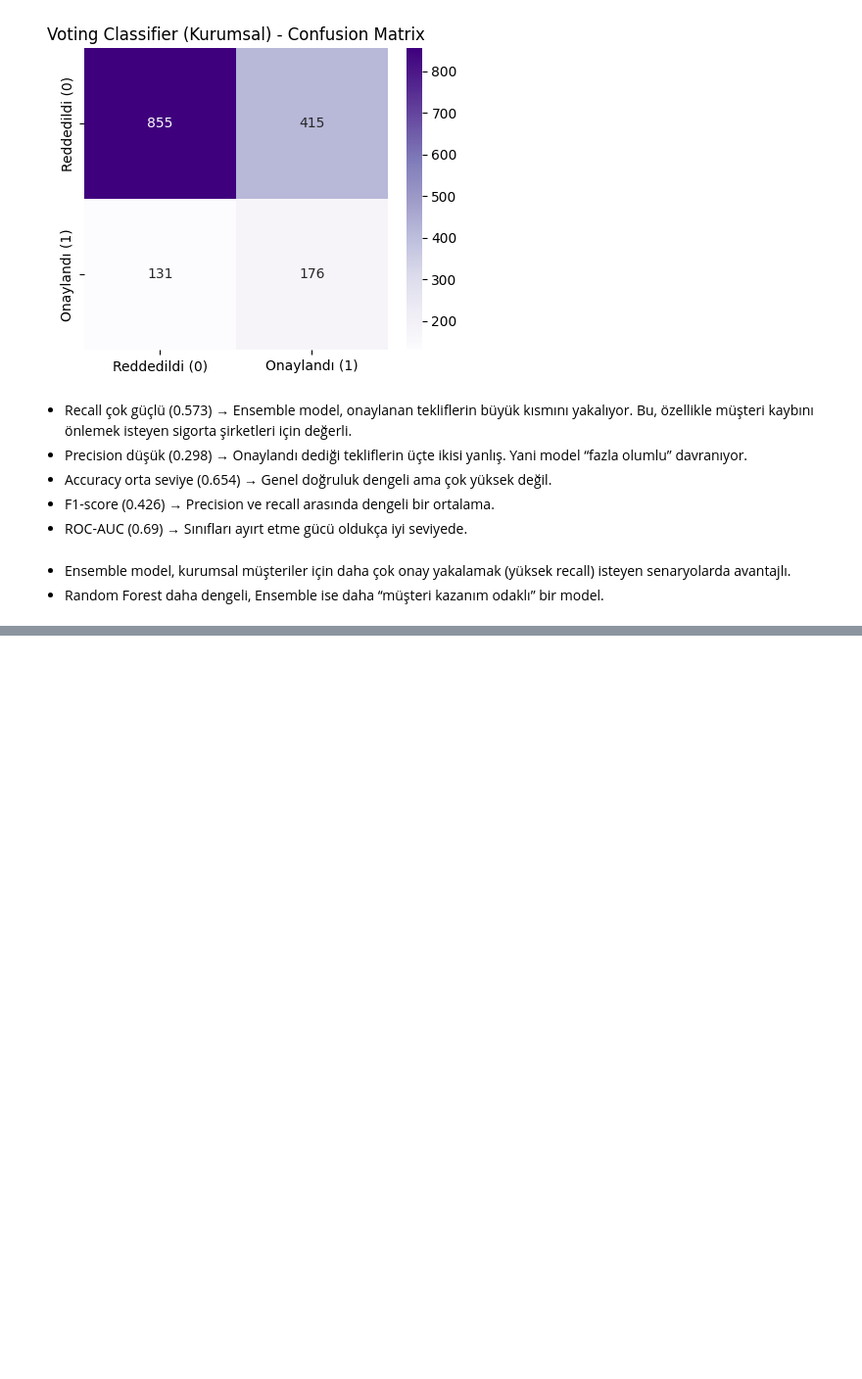
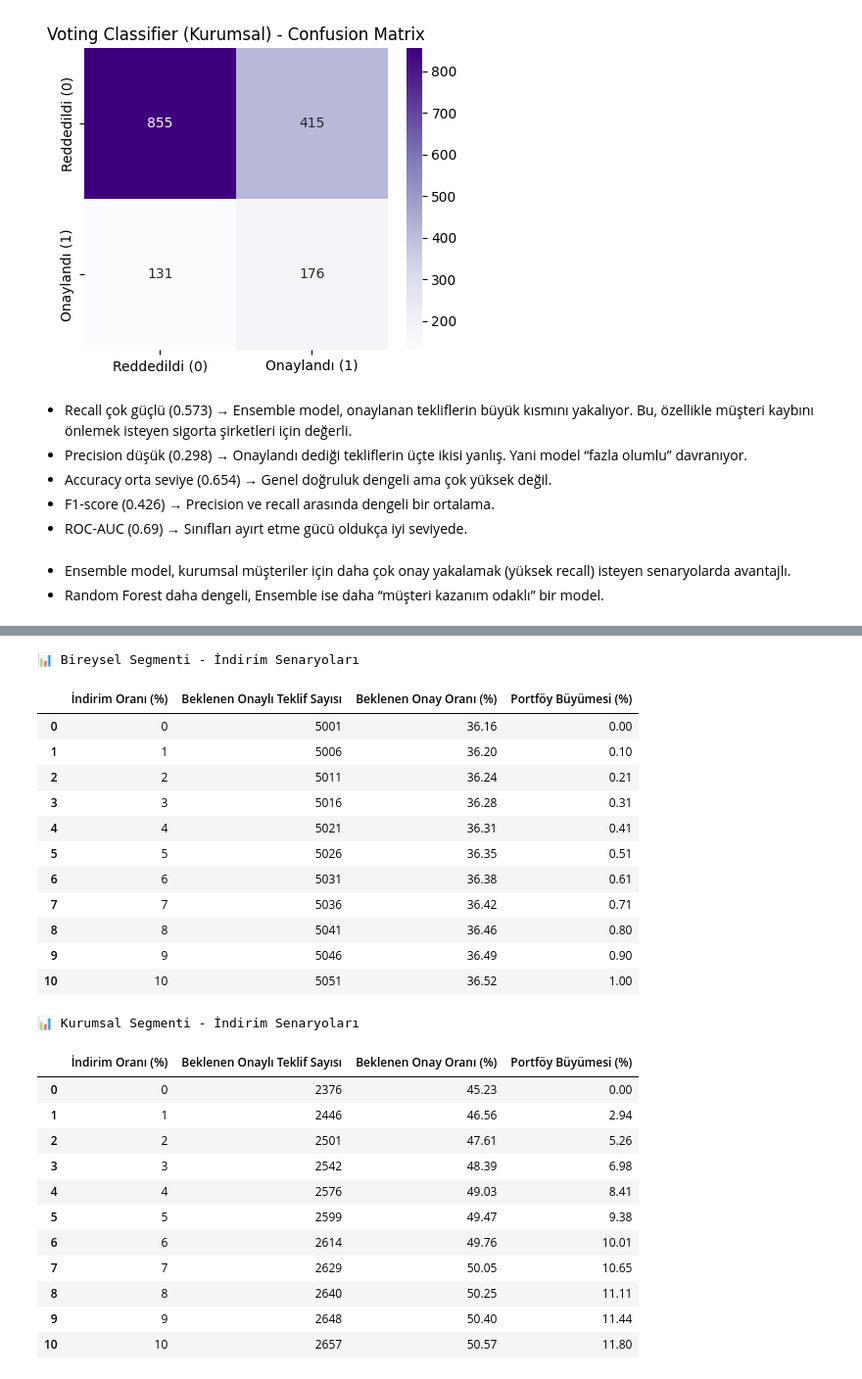
Before and after one commit to incieryilmazz/Insurance--Project, a Jupyter notebook: Tahminleme Modeli Çalışması.ipynb, the cells around one changed output, grey strips where cells are left out. Shown at 98% size. Drawn from its saved outputs; the diff is of its cells as text; code cells hidden in the pictures; blank space fills up the shorter version.

```diff
--- a/Tahminleme Modeli Çalışması.ipynb
+++ b/Tahminleme Modeli Çalışması.ipynb
@@ -1815,0 +1829,80 @@ ROC-AUC: 0.69
+# %%
+def simulate_discount(model, df, discount_rates, premium_col="TEKLİF PRİMİ", target_col="TEKLİF ONAY DURUMU", segment=""):
+    results = []
+
+    # Başlangıç referans (%0)
+    df_base = df.copy()
+    base_probs = model.predict_proba(df_base.drop(columns=[target_col]))[:,1]
+    base_expected = base_probs.sum()
+
+    for rate in discount_rates:
+        df_temp = df.copy()
+        df_temp[premium_col] = df_temp[premium_col] * (1 - rate/100)
+
+        probs = model.predict_proba(df_temp.drop(columns=[target_col]))[:,1]
+        expected_approvals = probs.sum()
+        approval_rate = expected_approvals / len(df_temp)
+        growth_pct = ((expected_approvals - base_expected) / base_expected) * 100
+
+        results.append({
+            "İndirim Oranı (%)": rate,
+            "Beklenen Onaylı Teklif Sayısı": int(expected_approvals),
+            "Beklenen Onay Oranı (%)": approval_rate*100,
+            "Portföy Büyümesi (%)": growth_pct
+        })
+
+    df_results = pd.DataFrame(results)
+
+    # Daha estetik tablo + başlık
+    styled = (
+        df_results.style
+        .set_caption(f"📊 {segment} Segmenti - İndirim Senaryoları")
+        .background_gradient(cmap="Blues", subset=["Beklenen Onay Oranı (%)","Portföy Büyümesi (%)"])
+        .set_table_styles([{'selector': 'th', 'props': [('background-color', '#4472C4'),
+                                                       ('color', 'white'),
+                                                       ('font-weight', 'bold')]}])
+        .set_properties(**{'text-align': 'center'})
+        .format({
+            "Beklenen Onay Oranı (%)": "{:.2f}",
+            "Portföy Büyümesi (%)": "{:.2f}"
+        })
+    )
+
+    return styled
+
+discount_rates = list(range(0, 11))
+
+# Bireysel
+results_bireysel = simulate_discount(voting_bireysel, df_bireysel, discount_rates, segment="Bireysel")
+display(results_bireysel)
+
+# Kurumsal
+results_kurumsal = simulate_discount(voting_kurumsal, df_kurumsal, discount_rates, segment="Kurumsal")
+display(results_kurumsal)
+# %% [output]
+📊 Bireysel Segmenti - İndirim Senaryoları
+|  | İndirim Oranı (%) | Beklenen Onaylı Teklif Sayısı | Beklenen Onay Oranı (%) | Portföy Büyümesi (%) |
+| 0 | 0 | 5001 | 36.16 | 0.00 |
+| 1 | 1 | 5006 | 36.20 | 0.10 |
+| 2 | 2 | 5011 | 36.24 | 0.21 |
+| 3 | 3 | 5016 | 36.28 | 0.31 |
+| 4 | 4 | 5021 | 36.31 | 0.41 |
+| 5 | 5 | 5026 | 36.35 | 0.51 |
+| 6 | 6 | 5031 | 36.38 | 0.61 |
+| 7 | 7 | 5036 | 36.42 | 0.71 |
+| 8 | 8 | 5041 | 36.46 | 0.80 |
+| 9 | 9 | 5046 | 36.49 | 0.90 |
+| 10 | 10 | 5051 | 36.52 | 1.00 |
+📊 Kurumsal Segmenti - İndirim Senaryoları
+|  | İndirim Oranı (%) | Beklenen Onaylı Teklif Sayısı | Beklenen Onay Oranı (%) | Portföy Büyümesi (%) |
+| 0 | 0 | 2376 | 45.23 | 0.00 |
+| 1 | 1 | 2446 | 46.56 | 2.94 |
+| 2 | 2 | 2501 | 47.61 | 5.26 |
+| 3 | 3 | 2542 | 48.39 | 6.98 |
+| 4 | 4 | 2576 | 49.03 | 8.41 |
+| 5 | 5 | 2599 | 49.47 | 9.38 |
+| 6 | 6 | 2614 | 49.76 | 10.01 |
+| 7 | 7 | 2629 | 50.05 | 10.65 |
+| 8 | 8 | 2640 | 50.25 | 11.11 |
+| 9 | 9 | 2648 | 50.40 | 11.44 |
+| 10 | 10 | 2657 | 50.57 | 11.80 |
```
Also changed, not shown: parts of 6 cells of this notebook.
